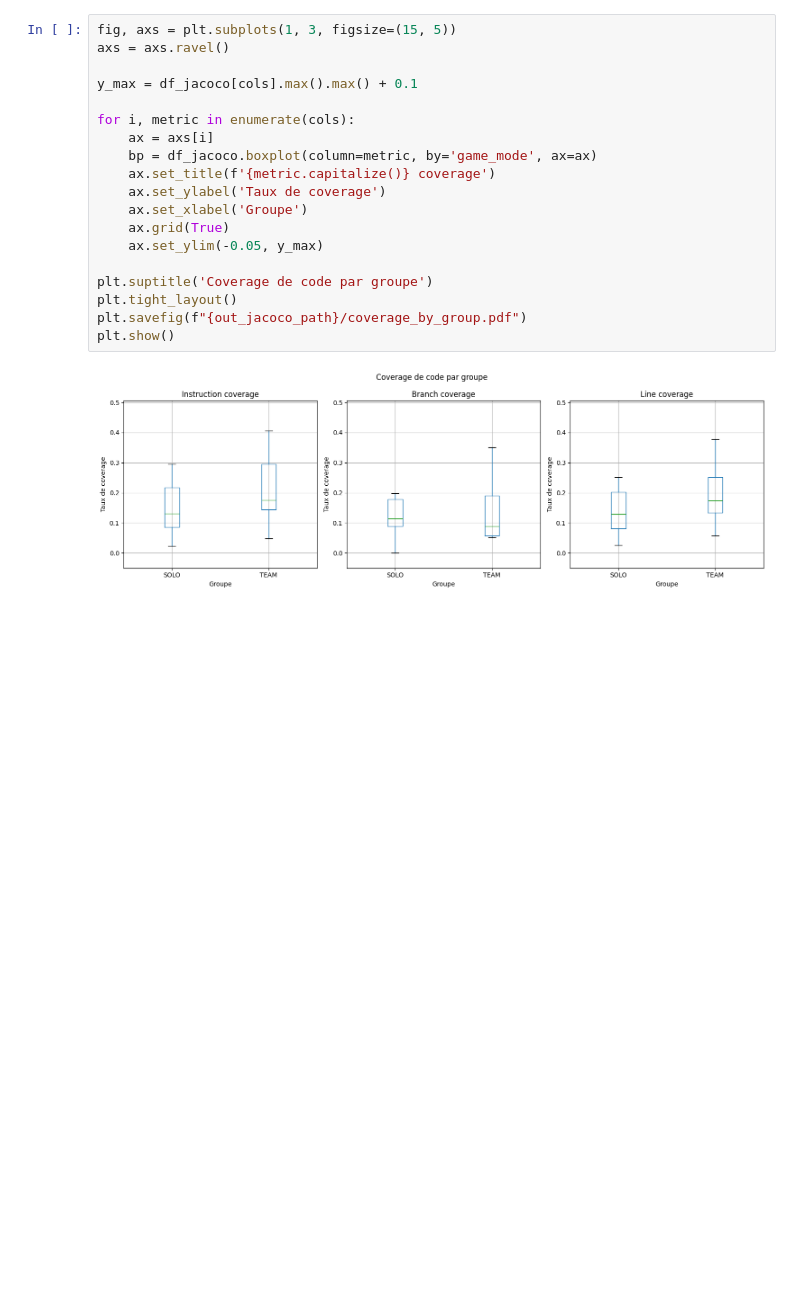
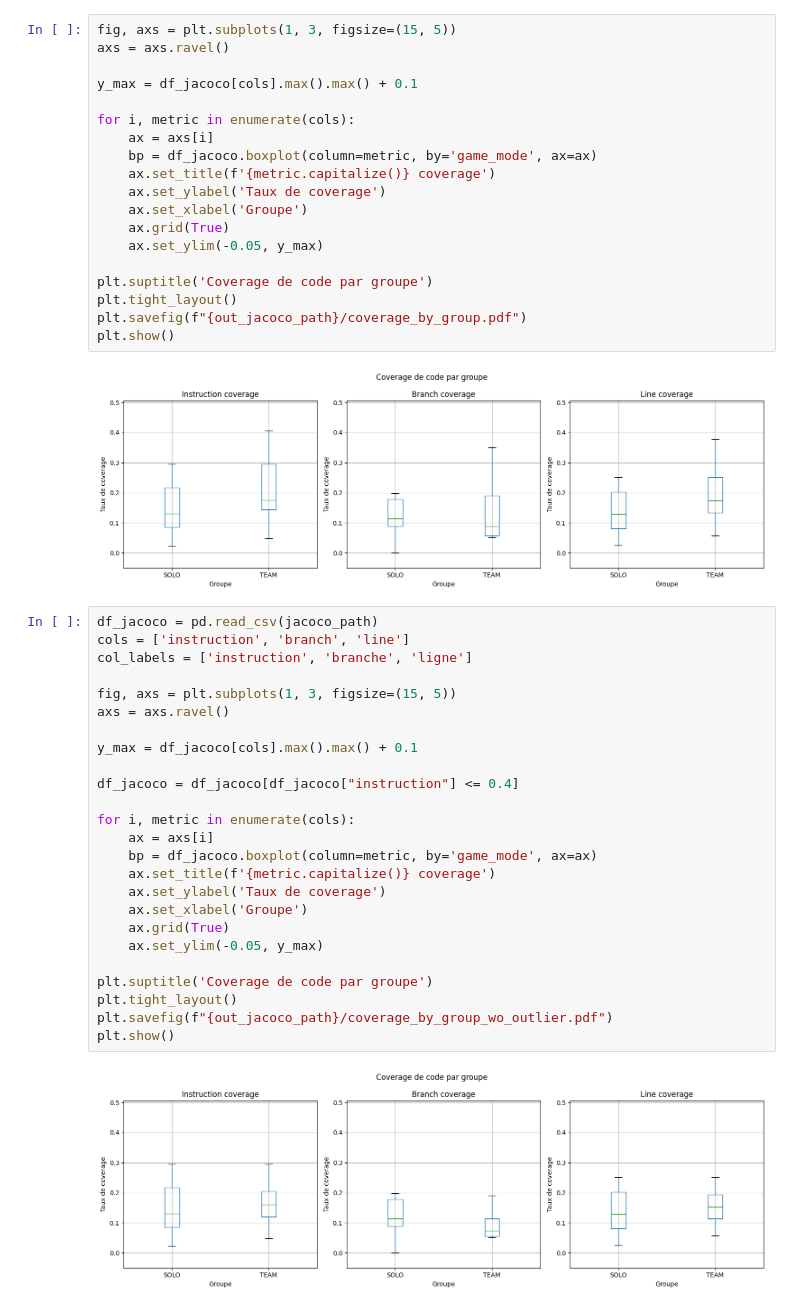
Before and after one commit to Dzenali/MemoireDataAnalytics, a Jupyter notebook: notebooks/analysis/JaCoCo.ipynb, the cells around one changed output. Saved outputs shown, nothing was run; the diff lists cells and outputs as text; blank space fills up the shorter version.

```diff
--- a/notebooks/analysis/JaCoCo.ipynb
+++ b/notebooks/analysis/JaCoCo.ipynb
@@ -57,3 +57,30 @@ plt.savefig(f"{out_jacoco_path}/coverage_by_group.pdf")
 plt.show()
 # %% [output]
 [figure]
+# %%
+df_jacoco = pd.read_csv(jacoco_path)
+cols = ['instruction', 'branch', 'line']
+col_labels = ['instruction', 'branche', 'ligne']
+
+fig, axs = plt.subplots(1, 3, figsize=(15, 5))
+axs = axs.ravel()
+
+y_max = df_jacoco[cols].max().max() + 0.1
+
+df_jacoco = df_jacoco[df_jacoco["instruction"] <= 0.4]
+
+for i, metric in enumerate(cols):
+    ax = axs[i]
+    bp = df_jacoco.boxplot(column=metric, by='game_mode', ax=ax)
+    ax.set_title(f'{metric.capitalize()} coverage')
+    ax.set_ylabel('Taux de coverage')
+    ax.set_xlabel('Groupe')
+    ax.grid(True)
+    ax.set_ylim(-0.05, y_max)
+
+plt.suptitle('Coverage de code par groupe')
+plt.tight_layout()
+plt.savefig(f"{out_jacoco_path}/coverage_by_group_wo_outlier.pdf")
+plt.show()
+# %% [output]
+[figure, added]
```
Also changed, not shown: 23 other files.
